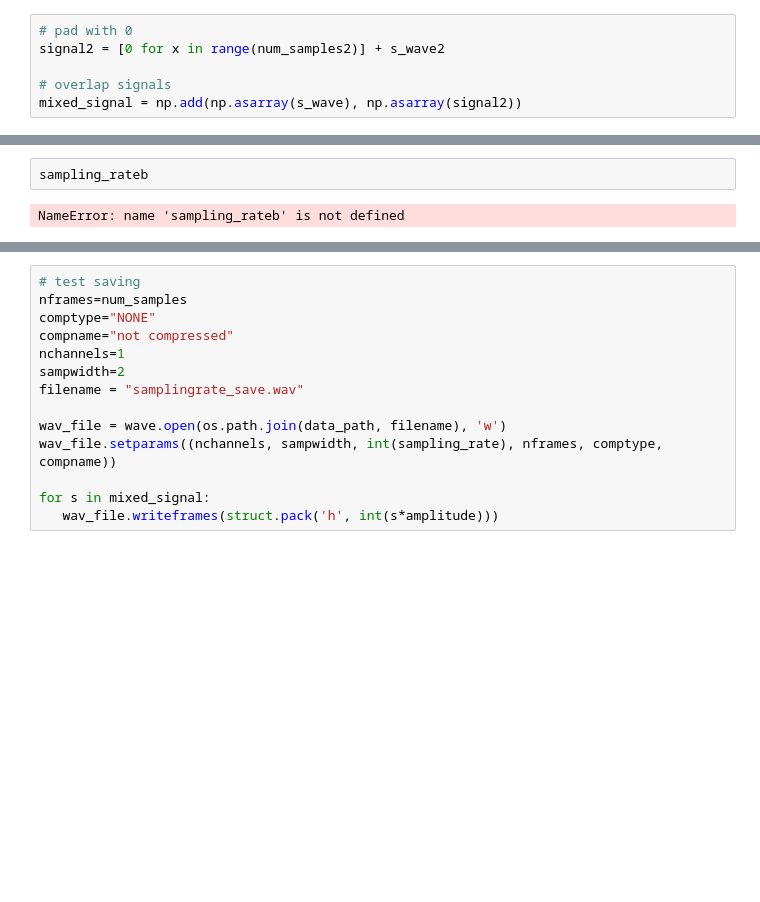
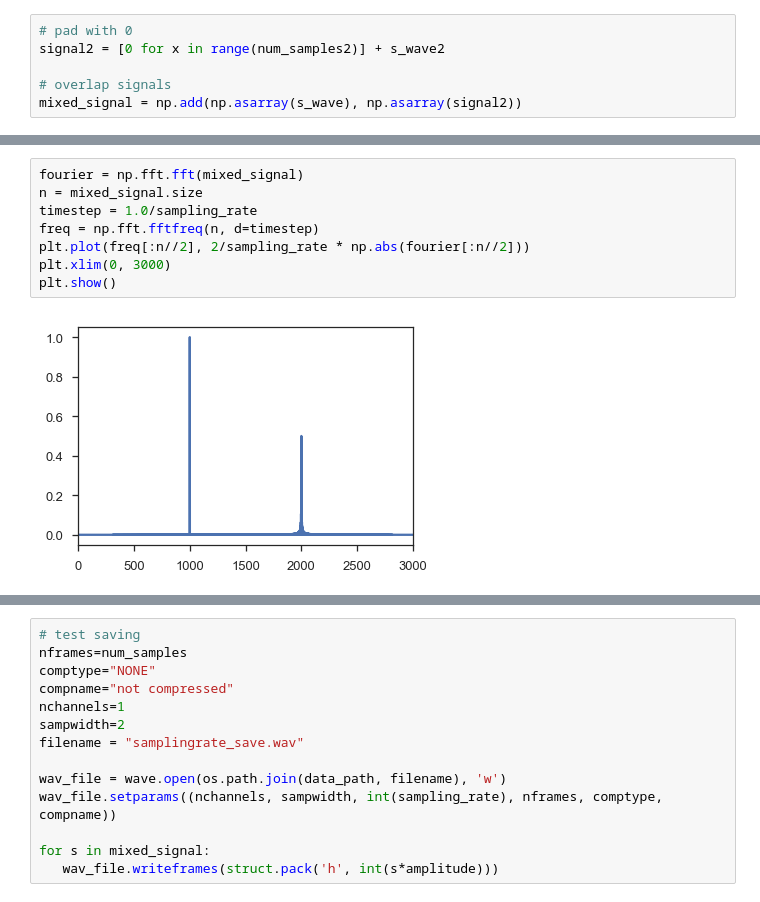
Before and after one commit to MariusDgr/AudioMining, a Jupyter notebook: notebooks/exploratory/Simple_Mix.ipynb, the cells around one changed output, grey strips where cells are left out. Drawn from its saved outputs; the diff is of its cells as text; blank space fills up the shorter version.

```diff
--- a/notebooks/exploratory/Simple_Mix.ipynb
+++ b/notebooks/exploratory/Simple_Mix.ipynb
@@ -123,4 +124,10 @@ plt.tight_layout()
-# %%
-sampling_rateb
-# %% [output]
-NameError: name 'sampling_rateb' is not defined
+# %%
+fourier = np.fft.fft(mixed_signal)
+n = mixed_signal.size
+timestep = 1.0/sampling_rate
+freq = np.fft.fftfreq(n, d=timestep)
+plt.plot(freq[:n//2], 2/sampling_rate * np.abs(fourier[:n//2]))
+plt.xlim(0, 3000)
+plt.show()
+# %% [output]
+[figure, added]
```
Also changed, not shown: parts of 8 cells of this notebook.
